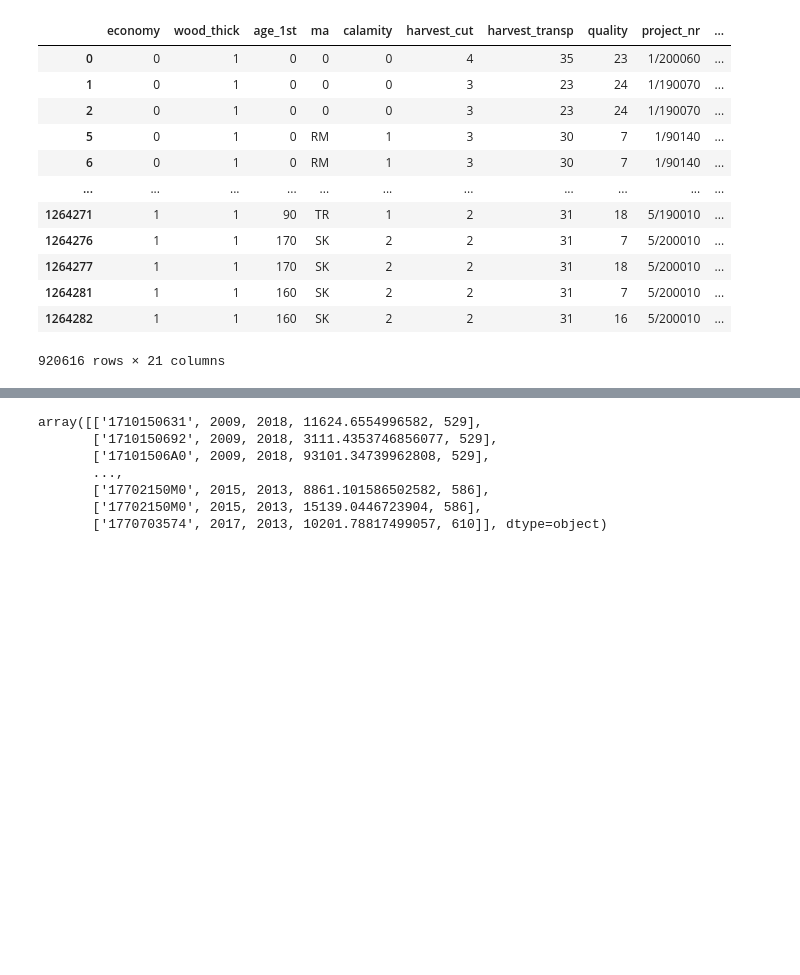
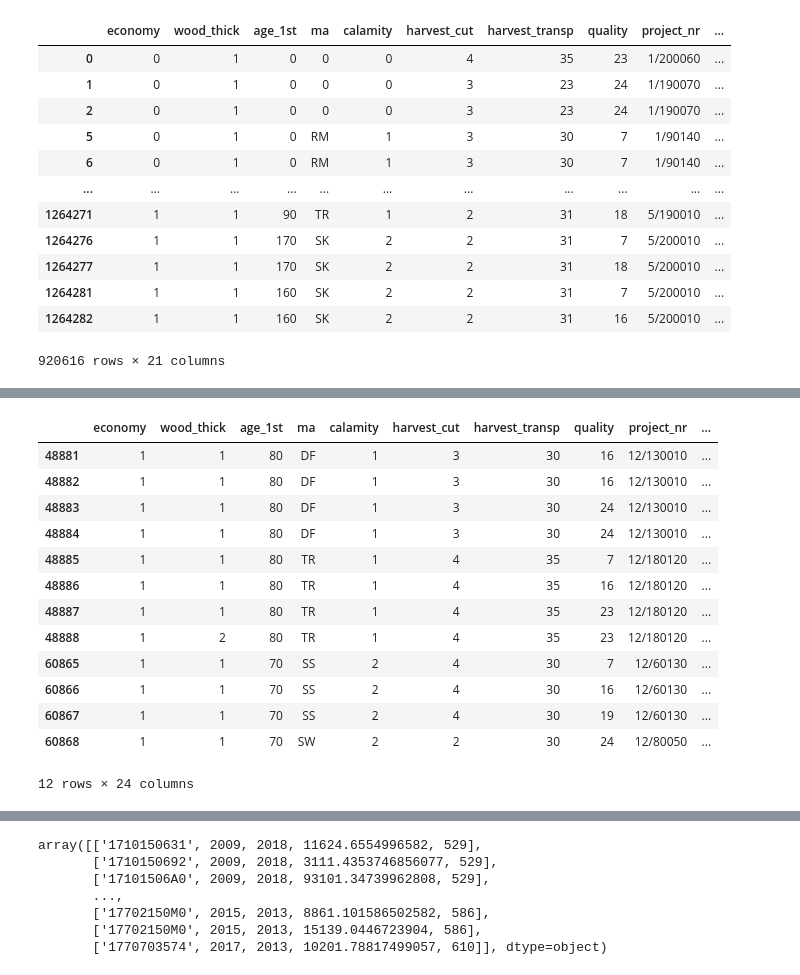
Before and after one commit to satlawa/edin_diss_geo, a Jupyter notebook: new/create_GIS_ground_truth_(vector)_test_nutz.ipynb, the cells around one changed output, grey strips where cells are left out. Drawn from its saved outputs; the diff is of its cells as text; code cells hidden in the pictures; blank space fills up the shorter version.

```diff
--- a/new/create_GIS_ground_truth_(vector)_test_nutz.ipynb
+++ b/new/create_GIS_ground_truth_(vector)_test_nutz.ipynb
@@ -990,7 +995,7 @@ sap_nutz.head()
 sap_nutz.loc[sap_nutz['date_start'] == '19.09.1022', 'date_start'] = '2011-11-07 00:00:00'
 # %%
 # filter just cuts with a project number
-sap_nutz_proj = sap_nutz[sap_nutz['date_start'] != '0']
+sap_nutz_proj = sap_nutz[sap_nutz['date_start'] != '0'].copy()
 # %%
 sap_nutz_proj
 # %% [output]
@@ -1035,0 +1015,4 @@ x = sap_nutz_proj.loc[sap_nutz_proj['date_start'].str.find('.')!=-1, 'date_start
+# %%
+sap_nutz_proj['pj_start_y'] = 0
+sap_nutz_proj['pj_start_m'] = 0
+sap_nutz_proj['pj_start_d'] = 0
@@ -1054,0 +1375,17 @@ Name: date_start, Length: 920616, dtype: object
+# %%
+filterd
+# %% [output]
+|  | economy | wood_thick | age_1st | ma | calamity | harvest_cut | harvest_transp | quality | project_nr | ... |
+| 48881 | 1 | 1 | 80 | DF | 1 | 3 | 30 | 16 | 12/130010 | ... |
+| 48882 | 1 | 1 | 80 | DF | 1 | 3 | 30 | 16 | 12/130010 | ... |
+| 48883 | 1 | 1 | 80 | DF | 1 | 3 | 30 | 24 | 12/130010 | ... |
+| 48884 | 1 | 1 | 80 | DF | 1 | 3 | 30 | 24 | 12/130010 | ... |
+| 48885 | 1 | 1 | 80 | TR | 1 | 4 | 35 | 7 | 12/180120 | ... |
+| 48886 | 1 | 1 | 80 | TR | 1 | 4 | 35 | 16 | 12/180120 | ... |
+| 48887 | 1 | 1 | 80 | TR | 1 | 4 | 35 | 23 | 12/180120 | ... |
+| 48888 | 1 | 2 | 80 | TR | 1 | 4 | 35 | 23 | 12/180120 | ... |
+| 60865 | 1 | 1 | 70 | SS | 2 | 4 | 30 | 7 | 12/60130 | ... |
+| 60866 | 1 | 1 | 70 | SS | 2 | 4 | 30 | 16 | 12/60130 | ... |
+| 60867 | 1 | 1 | 70 | SS | 2 | 4 | 30 | 19 | 12/60130 | ... |
+| 60868 | 1 | 1 | 70 | SW | 2 | 2 | 30 | 24 | 12/80050 | ... |
+12 rows × 24 columns
```
Also changed, not shown: parts of 46 cells of this notebook.
